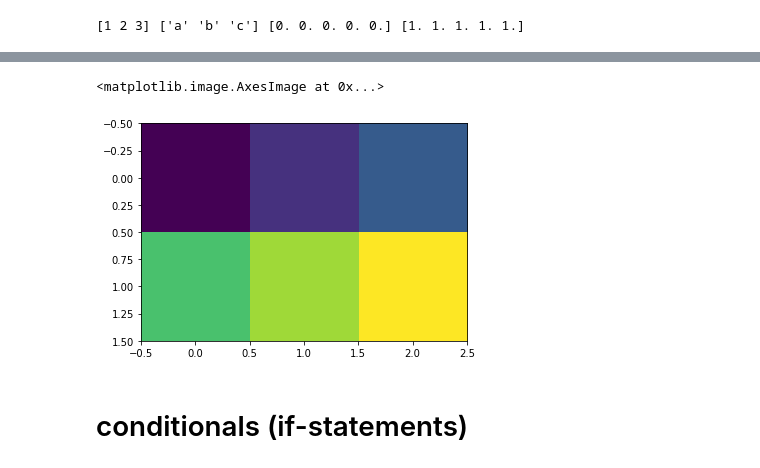
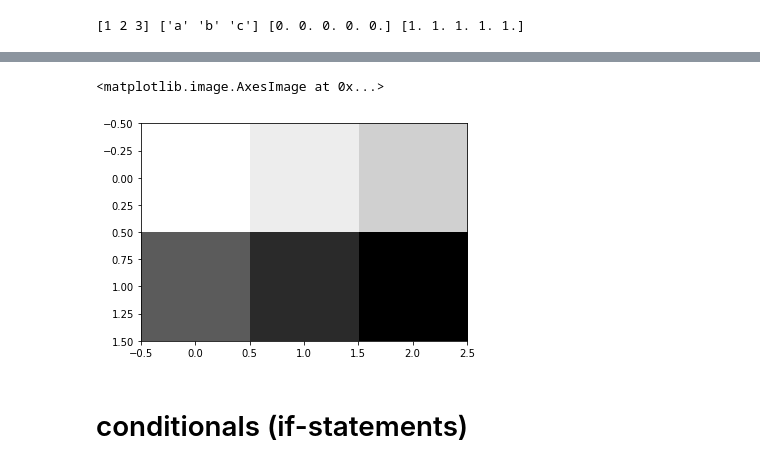
Before and after one commit to Intertangler/bioinformatics_stockholm, a Jupyter notebook: Programming_cheat_sheet.ipynb, the cells around one changed output, grey strips where cells are left out. Drawn from its saved outputs; the diff is of its cells as text; code cells hidden in the pictures.

```diff
--- a/Programming_cheat_sheet.ipynb
+++ b/Programming_cheat_sheet.ipynb
@@ -60,10 +79,10 @@ print(my_mat1, my_mat2, my_mat3)
 # %%
 # visualizing matrices
 import matplotlib.pyplot as plt
-plt.imshow(my_mat1)
+plt.imshow(my_mat1, cmap="Greys")
 # %% [output]
 <matplotlib.image.AxesImage at 0x...>
-[figure, old version]
+[figure, new version]
 # %% [markdown]
 # conditionals (if-statements)
 # %%
```
Also changed, not shown: parts of 11 cells of this notebook.
